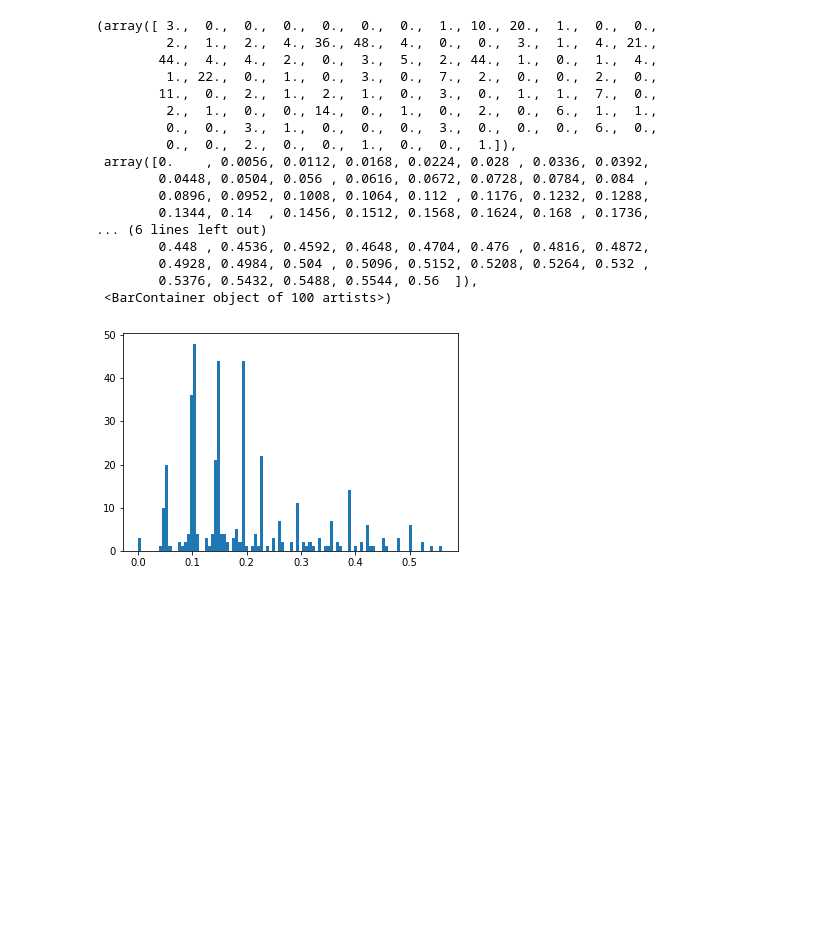
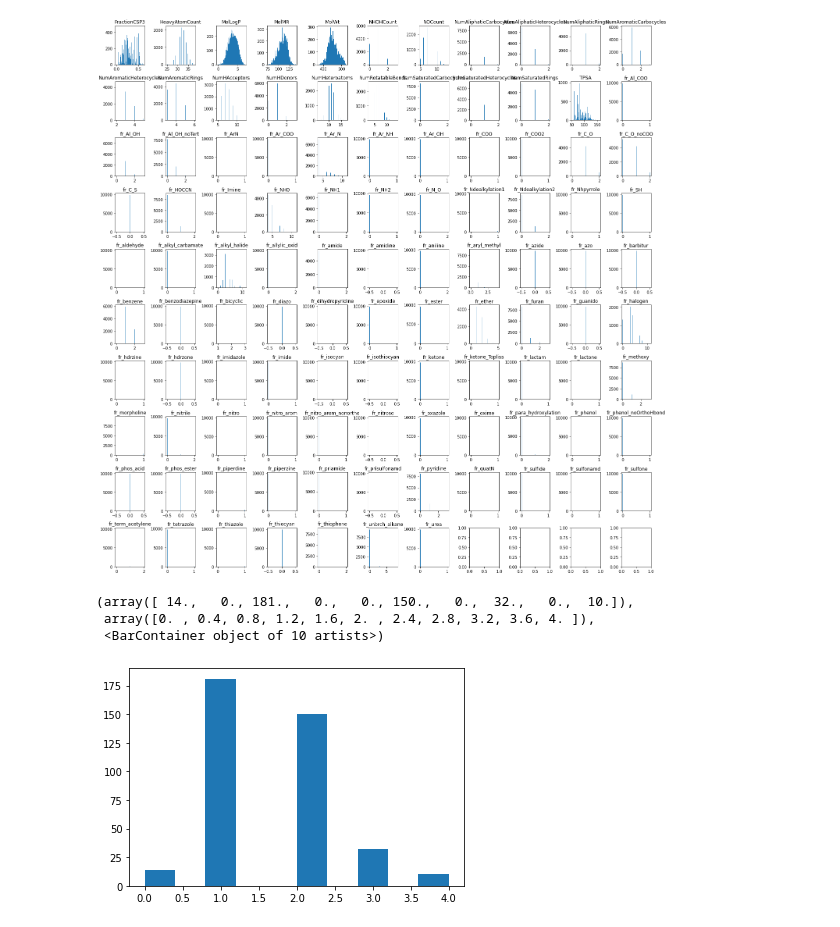
Before and after one commit to ersilia-os/osm-series4-candidates-2, a Jupyter notebook: AcceptableChemistry.ipynb, the cells around one changed output. Saved outputs shown, nothing was run; the diff lists cells and outputs as text; code cells hidden in the pictures; blank space fills up the shorter version.

```diff
--- a/AcceptableChemistry.ipynb
+++ b/AcceptableChemistry.ipynb
@@ -147,24 +163,20 @@ s4 = desc.calc(mols)
+# %%
+fig, axs = plt.subplots(10, 11, figsize=(20,20))
+axs = axs.flatten()
+for i, c in enumerate(list(gen.columns)):
+    ax = axs[i]
+    ax.hist(gen[c],100)
+    ax.set_title(c)
+plt.tight_layout()
+# %% [output]
+[figure, added]
 # %%
-%matplotlib inline
+
 import matplotlib.pyplot as plt
 
-plt.hist(s4["FractionCSP3"],100)
+plt.hist(s4['fr_ether'],10)
 # %% [output]
-(array([ 3.,  0.,  0.,  0.,  0.,  0.,  0.,  1., 10., 20.,  1.,  0.,  0.,
-         2.,  1.,  2.,  4., 36., 48.,  4.,  0.,  0.,  3.,  1.,  4., 21.,
-        44.,  4.,  4.,  2.,  0.,  3.,  5.,  2., 44.,  1.,  0.,  1.,  4.,
-         1., 22.,  0.,  1.,  0.,  3.,  0.,  7.,  2.,  0.,  0.,  2.,  0.,
-        11.,  0.,  2.,  1.,  2.,  1.,  0.,  3.,  0.,  1.,  1.,  7.,  0.,
-         2.,  1.,  0.,  0., 14.,  0.,  1.,  0.,  2.,  0.,  6.,  1.,  1.,
-         0.,  0.,  3.,  1.,  0.,  0.,  0.,  3.,  0.,  0.,  0.,  6.,  0.,
-         0.,  0.,  2.,  0.,  0.,  1.,  0.,  0.,  1.]),
- array([0.    , 0.0056, 0.0112, 0.0168, 0.0224, 0.028 , 0.0336, 0.0392,
-        0.0448, 0.0504, 0.056 , 0.0616, 0.0672, 0.0728, 0.0784, 0.084 ,
-        0.0896, 0.0952, 0.1008, 0.1064, 0.112 , 0.1176, 0.1232, 0.1288,
-        0.1344, 0.14  , 0.1456, 0.1512, 0.1568, 0.1624, 0.168 , 0.1736,
-... (6 lines left out)
-        0.448 , 0.4536, 0.4592, 0.4648, 0.4704, 0.476 , 0.4816, 0.4872,
-        0.4928, 0.4984, 0.504 , 0.5096, 0.5152, 0.5208, 0.5264, 0.532 ,
-        0.5376, 0.5432, 0.5488, 0.5544, 0.56  ]),
- <BarContainer object of 100 artists>)
+(array([ 14.,   0., 181.,   0.,   0., 150.,   0.,  32.,   0.,  10.]),
+ array([0. , 0.4, 0.8, 1.2, 1.6, 2. , 2.4, 2.8, 3.2, 3.6, 4. ]),
+ <BarContainer object of 10 artists>)
-[figure, old version]
+[figure, new version]
```
Also changed, not shown: parts of 5 cells of this notebook.
